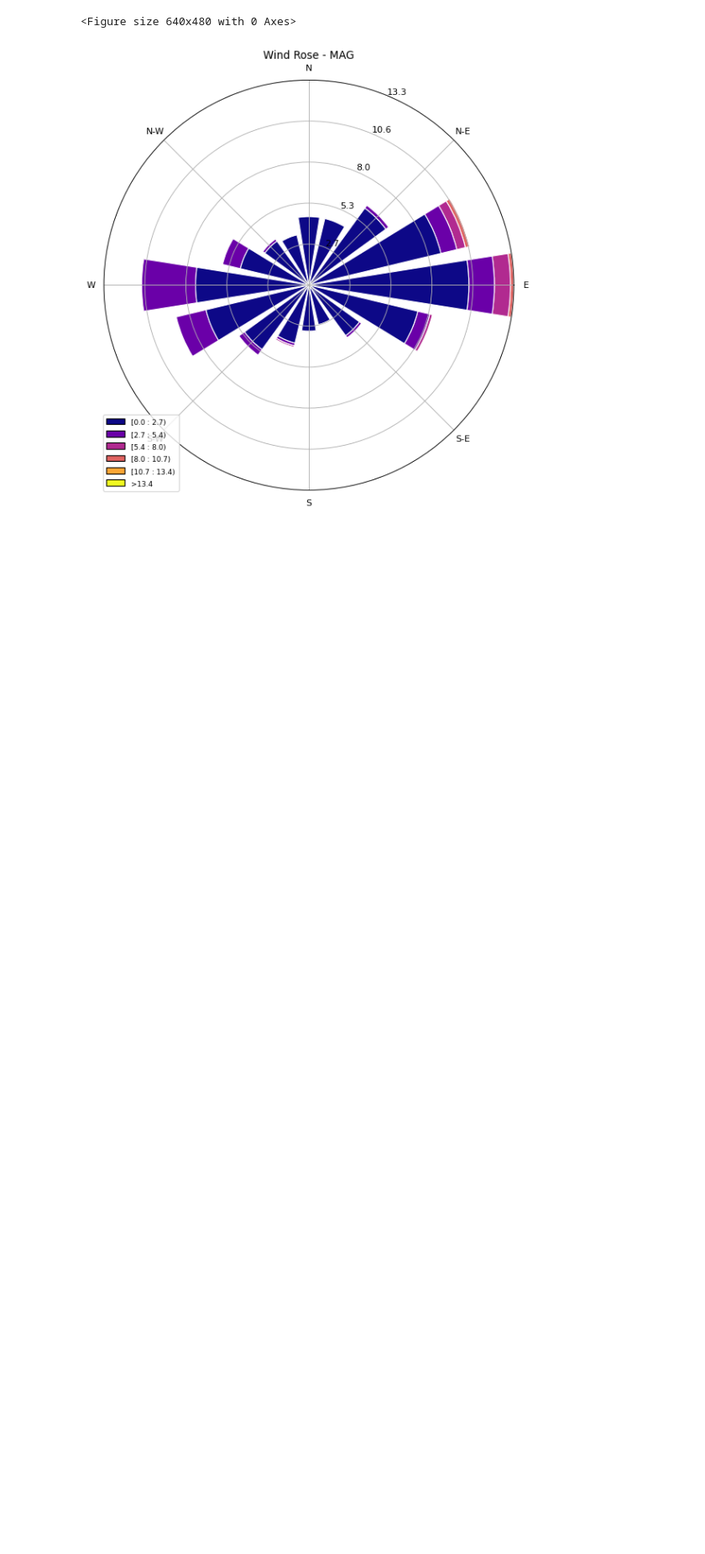
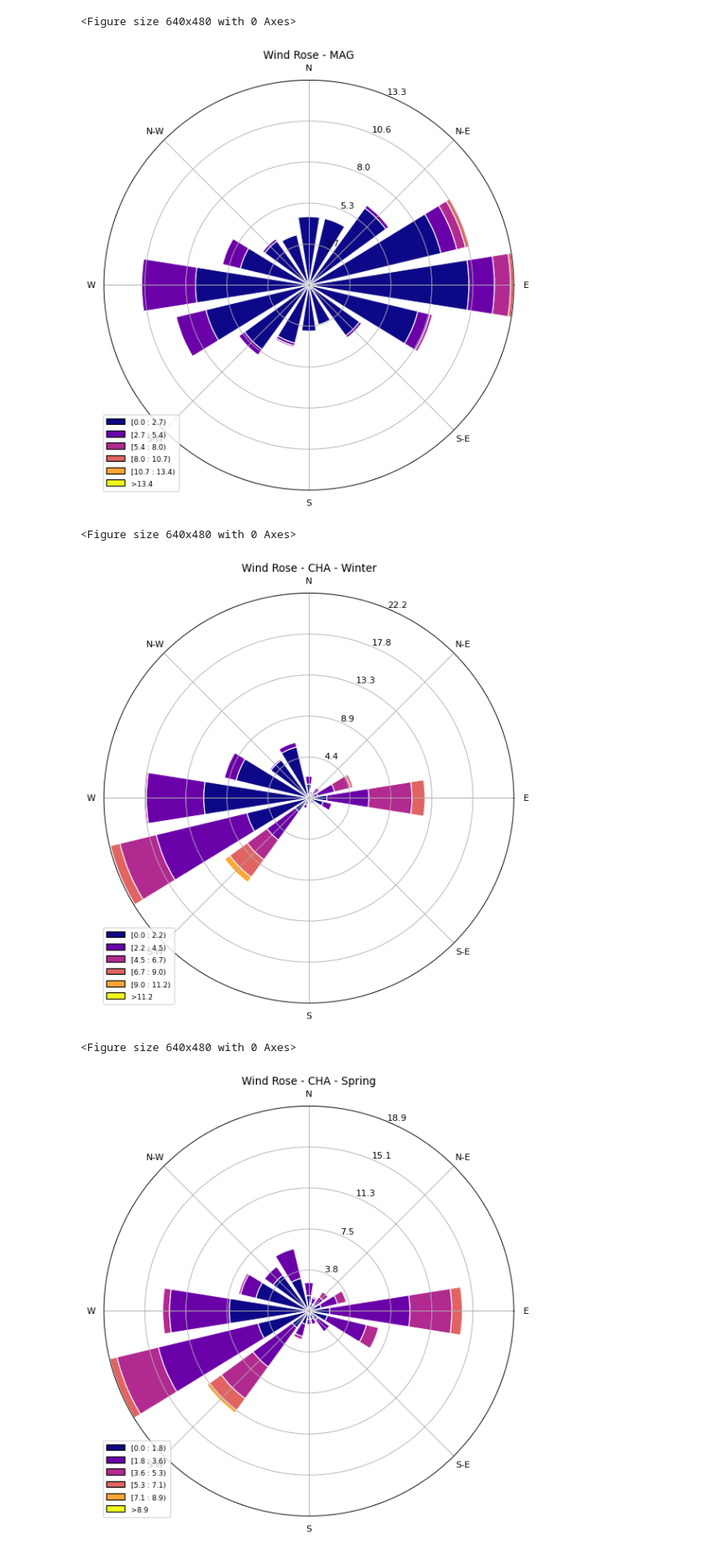
Before and after one commit to alexhvrl/PROJET-AIR-POLLUTION, a Jupyter notebook: QU4/Question4.ipynb, the cells around one changed output. Shown at 84% size. Cells and saved outputs as stored; diff of their text form; code cells hidden in the pictures; blank space fills up the shorter version.

```diff
--- a/QU4/Question4.ipynb
+++ b/QU4/Question4.ipynb
@@ -69,3 +36,59 @@ Index(['time', 'dCHA', 'dMAG', 'vCHA', 'vMAG'], dtype='object')
 [figure]
 <Figure size 640x480 with 0 Axes>
 [figure]
+# %%
+import pandas as pd
+import matplotlib.pyplot as plt
+from windrose import WindroseAxes
+
+# Load your data
+df = pd.read_csv('Wind Speed and Direction.csv', sep=';', decimal=',')
+df['time'] = pd.to_datetime(df['time'], format='%d.%m.%Y %H:%M')
+
+# Function to plot wind rose for one station
+def plot_wind_rose(directions, speeds, station_name, season_name):
+    ax = WindroseAxes.from_ax()
+
+    # Use a colormap (e.g., 'viridis', 'plasma', 'inferno', etc.)
+    cmap = plt.cm.plasma  # You can change this to another colormap
+
+    # Plot the wind rose with the colormap applied to the speeds
+    ax.bar(directions, speeds, normed=True, opening=0.8, edgecolor='white', cmap=cmap)
+    ax.set_legend()
+    ax.set_title(f"Wind Rose - {station_name} - {season_name}")
+    return ax
+
+# Function to plot for all seasons
+def plot_for_seasons(df, station_name, direction_column, speed_column):
+    seasons = ['Winter', 'Spring', 'Summer', 'Fall']
+
+    # Define months for each season
+    season_months = {
+        'Winter': [12, 1, 2],
+        'Spring': [3, 4, 5],
+        'Summer': [6, 7, 8],
+        'Fall': [9, 10, 11]
+    }
+
+    # Create a plot for each season
+    for season in seasons:
+        # Filter the data for the current season
+        season_months_list = season_months[season]
+        season_data = df[df['time'].dt.month.isin(season_months_list)]
+
+        # Plot the wind rose for the filtered data
+        plt.figure()
+        plot_wind_rose(season_data[direction_column], season_data[speed_column], station_name, season)
+
+# Plot for Station 1 (CHA)
+plot_for_seasons(df, "CHA", "dCHA", "vCHA")
+
+# Plot for Station 2 (MAG)
+plot_for_seasons(df, "MAG", "dMAG", "vMAG")
+
+plt.show()
+# %% [output]
+<Figure size 640x480 with 0 Axes>
+[figure, added]
+<Figure size 640x480 with 0 Axes>
+[figure, added]
```
Also changed, not shown: parts of 2 cells of this notebook.
